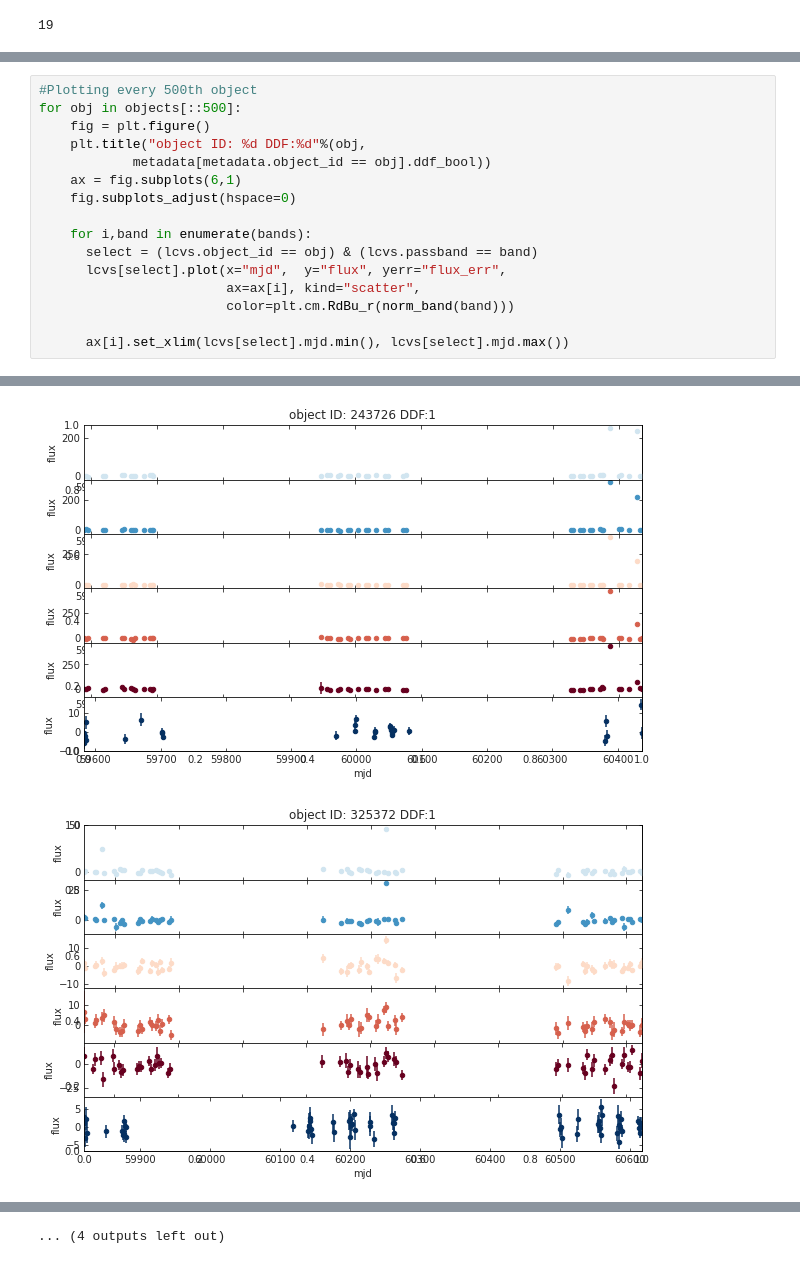
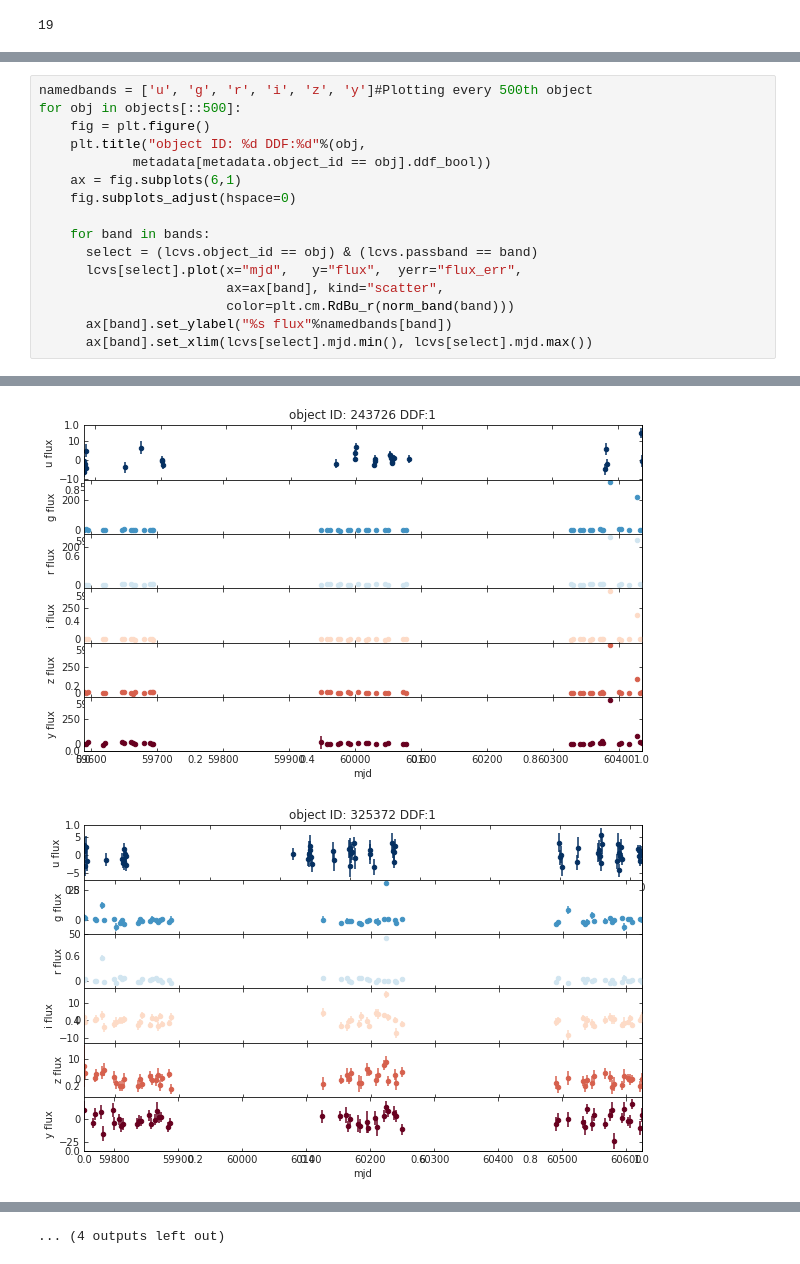
Before and after one commit to fedhere/LSSTsound, a Jupyter notebook: rubin_rhapsodies.ipynb, the cells around one changed output, grey strips where cells are left out. Saved outputs shown, nothing was run; the diff lists cells and outputs as text.

```diff
--- a/rubin_rhapsodies.ipynb
+++ b/rubin_rhapsodies.ipynb
@@ -126,6 +127,6 @@ for i,obj in enumerate(objects[::skip]):
 [figure]
 # %%
-#Plotting every 500th object
+namedbands = ['u', 'g', 'r', 'i', 'z', 'y']#Plotting every 500th object
 for obj in objects[::500]:
     fig = plt.figure()
     plt.title("object ID: %d DDF:%d"%(obj,
@@ -133,11 +134,11 @@ for obj in objects[::500]:
     ax = fig.subplots(6,1)
     fig.subplots_adjust(hspace=0)
 
-    for i,band in enumerate(bands):
+    for band in bands:
       select = (lcvs.object_id == obj) & (lcvs.passband == band)
-      lcvs[select].plot(x="mjd",  y="flux", yerr="flux_err",
-                        ax=ax[i], kind="scatter",
+      lcvs[select].plot(x="mjd",   y="flux",  yerr="flux_err",
+                        ax=ax[band], kind="scatter",
                         color=plt.cm.RdBu_r(norm_band(band)))
-
-      ax[i].set_xlim(lcvs[select].mjd.min(), lcvs[select].mjd.max())
+      ax[band].set_ylabel("%s flux"%namedbands[band])
+      ax[band].set_xlim(lcvs[select].mjd.min(), lcvs[select].mjd.max())
 # %% [output]
@@ -147,2 +148,2 @@ for obj in objects[::500]:
-[figure, old version]
+[figure, new version]
-[figure, old version]
+[figure, new version]
```
Also changed, not shown: parts of 4 cells of this notebook.
